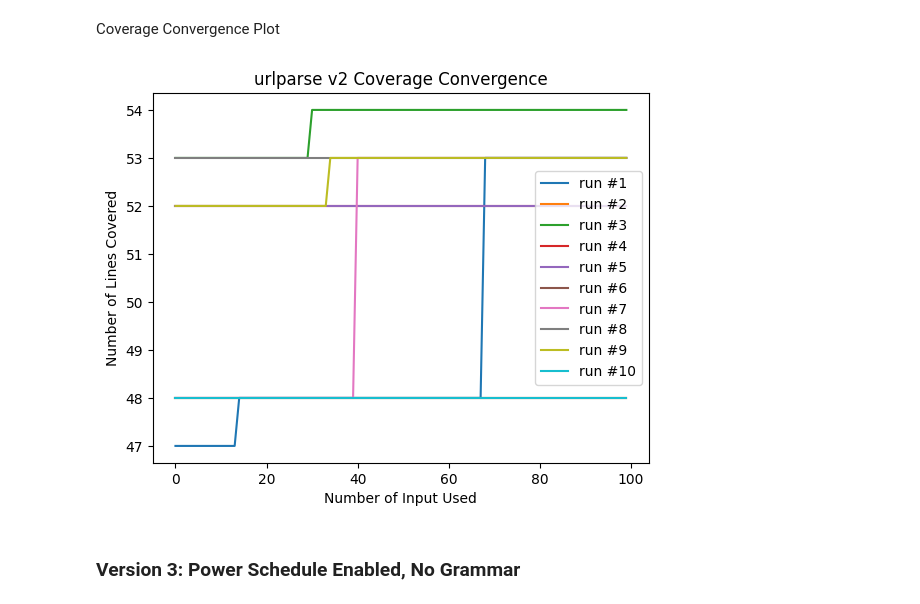
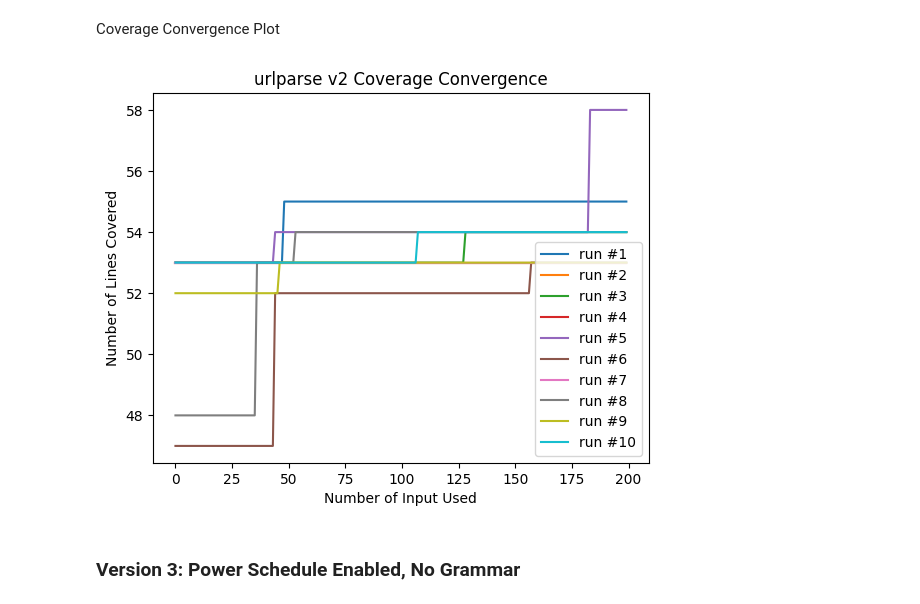
Before and after one commit to seifashraf1/HIV_2024_TP2, a Jupyter notebook: getting_started.ipynb, the cells around one changed output. Saved outputs shown, nothing was run; the diff lists cells and outputs as text; code cells hidden in the pictures.

```diff
--- a/getting_started.ipynb
+++ b/getting_started.ipynb
@@ -235,0 +227,3 @@ for i in range(10):
+# %%
+for i in range(10):
+    plot_coverage(test_url_decode_v2(urlparse), 200, 'urlparse v3 Coverage Convergence', i)
@@ -276,12 +272,12 @@ def test_url_decode_v1(test_module):
     executor = AbstractExecutor(test_module)
     seeds = [AbstractSeed(url_parse_inputs[i]) for i in range(10)]
     fuzzer = UrlFuzzer(executor, seeds)
-    output = fuzzer.run_fuzzer(budget=100)
+    output = fuzzer.run_fuzzer(budget=200)
     assert output is not None
     return output
 # %% [markdown]
 Coverage Convergence Plot
 # %%
 for i in range(10):
-    plot_coverage(test_url_decode_v1(urlparse), 'urlparse v1 Coverage Convergence', i)
+    plot_coverage(test_url_decode_v1(urlparse), 200, 'urlparse v1 Coverage Convergence', i)
 # %% [output]
@@ -295,20 +291,20 @@ def test_url_decode_v2(test_module):
 
     seeds = [AbstractSeed(url_parse_inputs[i]) for i in range(10)]
     fuzzer_no_ps = UrlFuzzer(executor, seeds)
-    seeds_data = fuzzer_no_ps.run_fuzzer(budget=100)
+    seeds_data = fuzzer_no_ps.run_fuzzer(budget=200)
     update_seeds(seeds, seeds_data)
 
     fuzzer = UrlFuzzer(executor, seeds, powerschedule)
-    output = fuzzer.run_fuzzer(budget=100)
+    output = fuzzer.run_fuzzer(budget=200)
     assert output is not None
     return output
 # %% [markdown]
 Coverage Convergence Plot
 # %%
 for i in range(10):
-    plot_coverage(test_url_decode_v2(urlparse), 'urlparse v2 Coverage Convergence', i)
+    plot_coverage(test_url_decode_v2(urlparse), 200, 'urlparse v2 Coverage Convergence', i)
 # %% [output]
-[figure, old version]
+[figure, new version]
 # %% [markdown]
 ### Version 3: Power Schedule Enabled, No Grammar
 # %%
```
Also changed, not shown: parts of 29 cells of this notebook, 1 other file.
